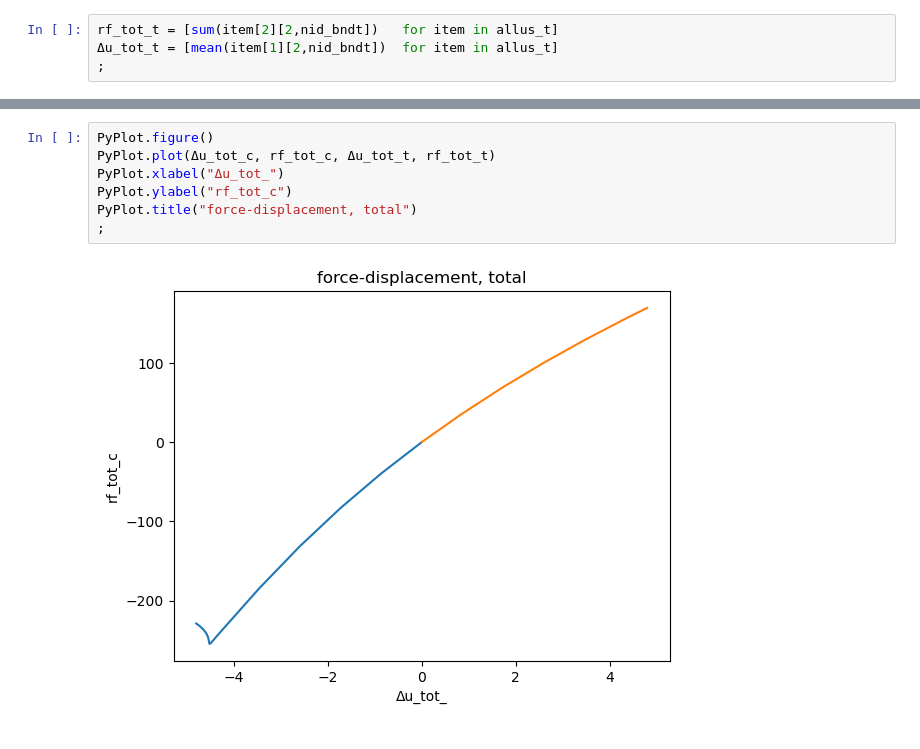
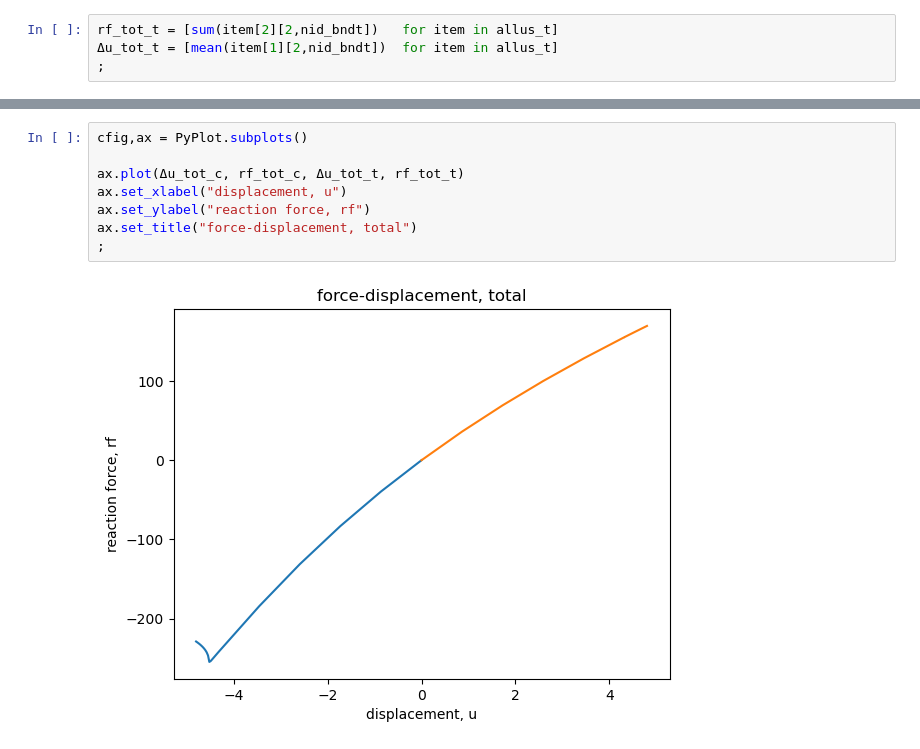
Before and after one commit to avigliotti/AD4SM_examples, a Jupyter notebook: examples/example_03_plane_stress.ipynb, the cells around one changed output, grey strips where cells are left out. Saved outputs shown, nothing was run; the diff lists cells and outputs as text.

```diff
--- a/examples/example_03_plane_stress.ipynb
+++ b/examples/example_03_plane_stress.ipynb
@@ -404,9 +408,10 @@ cfig.tight_layout(pad=2.0, w_pad=2.0, h_pad=2.0)
-# %%
-PyPlot.figure()
-PyPlot.plot(Δu_tot_c, rf_tot_c, Δu_tot_t, rf_tot_t)
-PyPlot.xlabel("Δu_tot_")
-PyPlot.ylabel("rf_tot_c")
-PyPlot.title("force-displacement, total")
-;
-# %% [output]
-[figure, removed]
+# %%
+cfig,ax = PyPlot.subplots()
+
+ax.plot(Δu_tot_c, rf_tot_c, Δu_tot_t, rf_tot_t)
+ax.set_xlabel("displacement, u")
+ax.set_ylabel("reaction force, rf")
+ax.set_title("force-displacement, total")
+;
+# %% [output]
+[figure, added]
```
Also changed, not shown: parts of 7 cells of this notebook, 14 other files.
